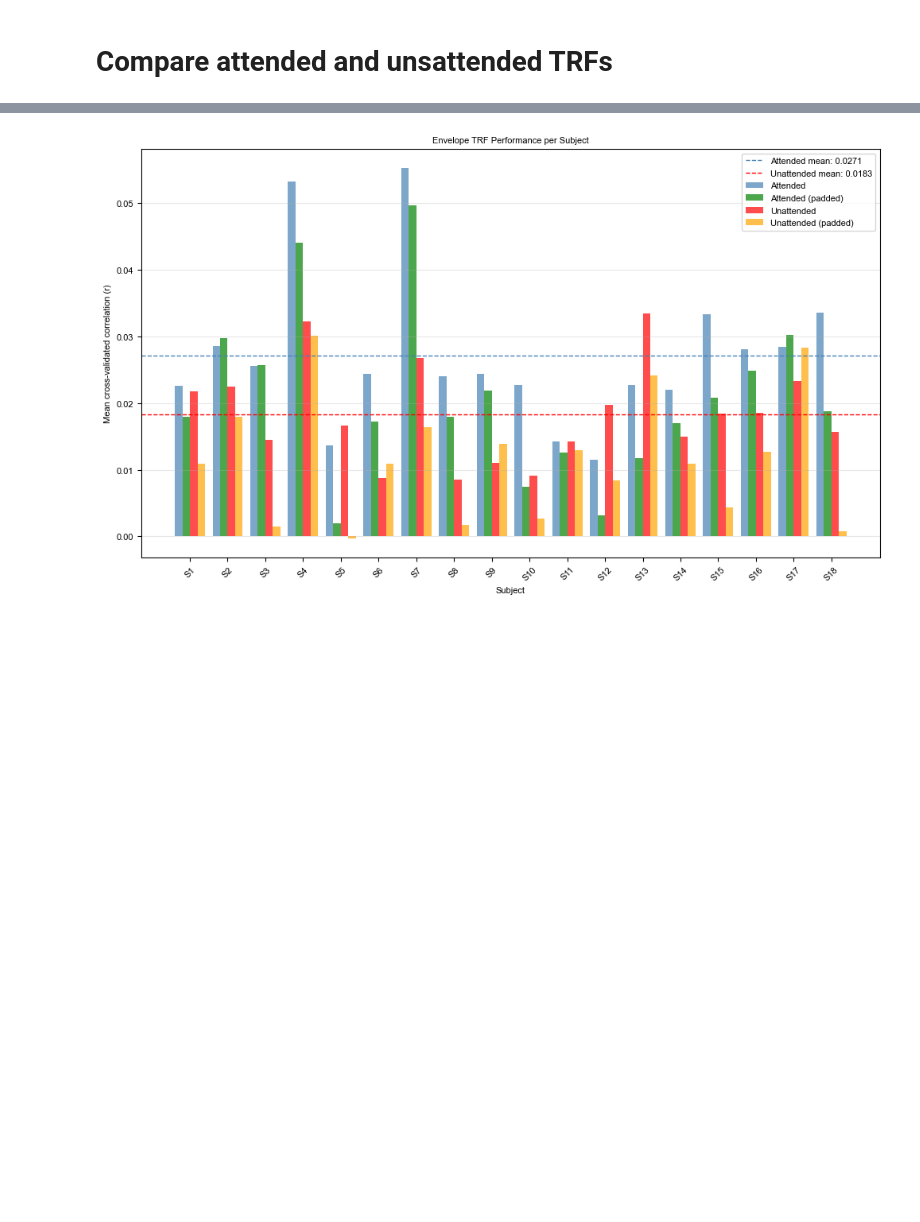
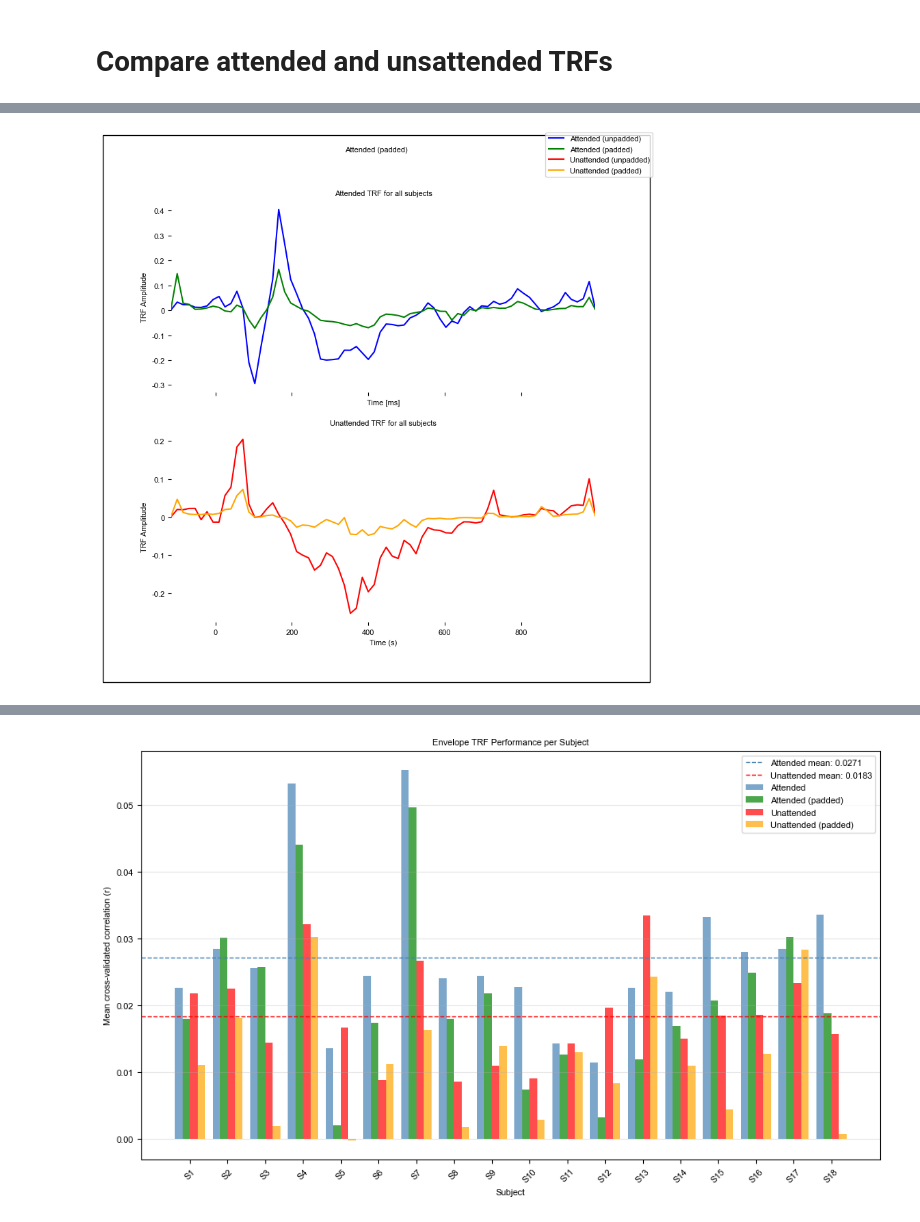
Before and after one commit to sylmester/fuglsang, a Jupyter notebook: figures/forward_model_aad.ipynb, the cells around one changed output, grey strips where cells are left out. Cells and saved outputs as stored; diff of their text form; code cells hidden in the pictures; blank space fills up the shorter version.

```diff
--- a/figures/forward_model_aad.ipynb
+++ b/figures/forward_model_aad.ipynb
@@ -137,3 +137,50 @@ fig.savefig(file_paths.FIGURES_DIR / 'comparison_attended_unattended.png', bbox_
+# %%
+attended_trf_means = [trf[0].h_scaled.mean('sensor') for trf in trfs]
+unattended_trf_means = [trf[1].h_scaled.mean('sensor') for trf in trfs]
+
+attended_padded_trf_means = [trf[2].h_scaled.mean('sensor') for trf in trfs]
+unattended_padded_trf_means = [trf[3].h_scaled.mean('sensor') for trf in trfs]
+
+grand_attended_mean = eelbrain.combine(attended_trf_means).mean('case')
+grand_unattended_mean = eelbrain.combine(unattended_trf_means).mean('case')
+
+grand_attended_padded_mean = eelbrain.combine(attended_padded_trf_means).mean('case')
+grand_unattended_padded_mean = eelbrain.combine(unattended_padded_trf_means).mean('case')
+
+# plot the TRFs together in one plot for the first subject with pyplot
+# Setup the figure layout
+fig, axes = pyplot.subplots(2, figsize=(8, 8), sharex=True, subplot_kw=dict(frame_on=False))
+eelbrain.plot.UTS(grand_attended_mean, axes=axes[0], color='blue', title='Attended (unpadded)')
+eelbrain.plot.UTS(grand_attended_padded_mean, axes=axes[0], color='green', title='Attended (padded)')
+
+eelbrain.plot.UTS(grand_unattended_mean, axes=axes[1], color='red')
+eelbrain.plot.UTS(grand_unattended_padded_mean, axes=axes[1], color='orange')
+
+# compute sensible y-limits from the plotted curves
+ymin = min(grand_attended_mean.x.min(), grand_attended_padded_mean.x.min())
+ymax = max(grand_attended_mean.x.max(), grand_attended_padded_mean.x.max())
+margin = 0.05 * (ymax - ymin)
+axes[0].set_ylim(ymin - margin, ymax + margin)
+ymin = min(grand_unattended_mean.x.min(), grand_unattended_padded_mean.x.min())
+ymax = max(grand_unattended_mean.x.max(), grand_unattended_padded_mean.x.max())
+margin = 0.05 * (ymax - ymin)
+axes[1].set_ylim(ymin - margin, ymax + margin)
+
+
+#fig.legend(['Attended', 'Unattended', ], loc='upper right')
+fig.legend(['Attended (unpadded)', 'Attended (padded)', 'Unattended (unpadded)', 'Unattended (padded)'], loc='upper right')
+axes[0].set_title(f'Attended TRF for all subjects')
+axes[1].set_title(f'Unattended TRF for all subjects')
+axes[0].set_ylabel('TRF Amplitude')
+
+axes[1].set_ylabel('TRF Amplitude')
+axes[1].set_xlabel('Time (s)')
+
+
+eelbrain.plot.figure_outline()
+fig.savefig(file_paths.FIGURES_DIR / 'comparison_attended_unattended.png', bbox_inches='tight')
+# %% [output]
+[figure, added]
 # %%
 attended_trf_means = [trf[0].h_scaled.mean('sensor') for trf in trfs]
 unattended_trf_means = [trf[1].h_scaled.mean('sensor') for trf in trfs]
```
Also changed, not shown: parts of 3 cells of this notebook, 4 other files.
